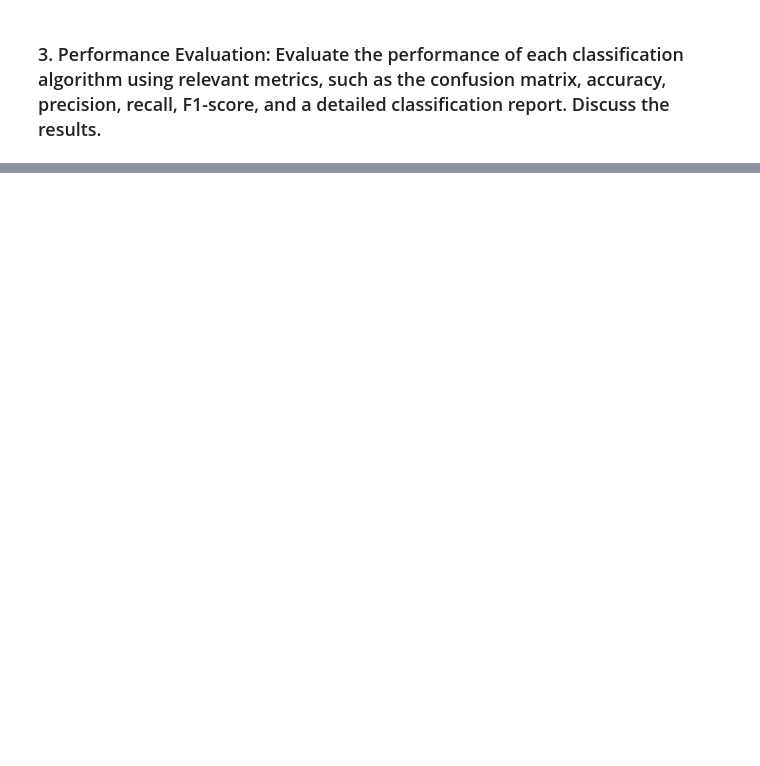
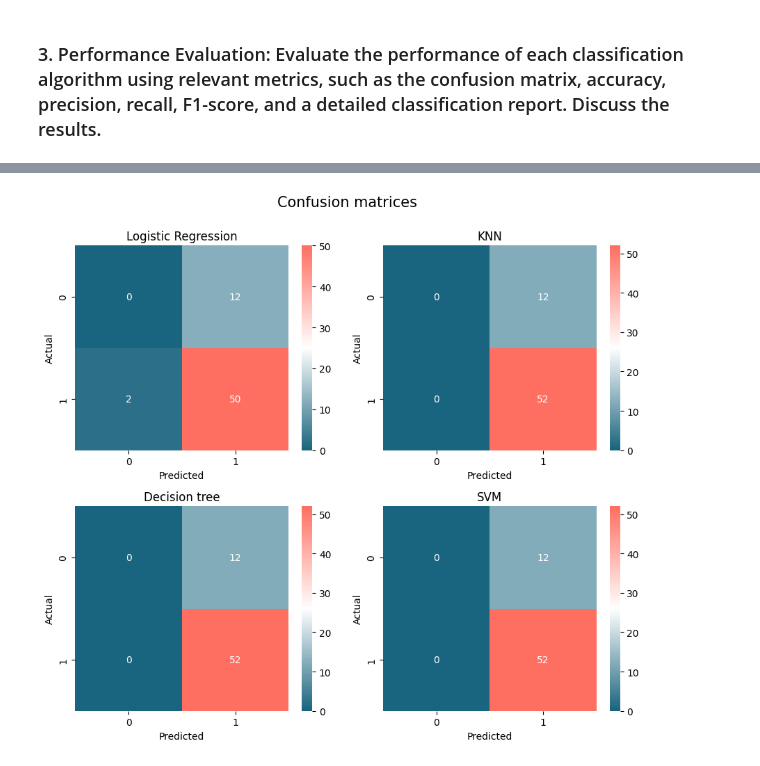
Before and after one commit to dalimvc/Clustering-and-Classification-Models, a Jupyter notebook: DS24-Classification-b21dalmi.ipynb, the cells around one changed output, grey strips where cells are left out. Drawn from its saved outputs; the diff is of its cells as text; code cells hidden in the pictures; blank space fills up the shorter version.

```diff
--- a/DS24-Classification-b21dalmi.ipynb
+++ b/DS24-Classification-b21dalmi.ipynb
@@ -836,0 +837,26 @@ metrics.head()
+# %%
+from matplotlib.colors import LinearSegmentedColormap
+import seaborn as sns
+ #colors that i will be using
+my_colors = ['#19647E', '#FFFFFF', '#FF6F61']
+custom_cmap = LinearSegmentedColormap.from_list("custom_cmap", my_colors)
+
+#adding confusion matrices to the array and their names
+conf_matrices = [conf_matrix_log_regr, conf_matrix_knn, conf_matrix_dt, conf_matrix_svm]
+titles = ['Logistic Regression', 'KNN', 'Decision tree', 'SVM']
+
+fig, axes = plt.subplots(2, 2, figsize=(9, 8))
+
+#looping and showing data
+for i, ax in enumerate(axes.ravel()):
+    sns.heatmap(conf_matrices[i], annot=True, fmt='d', cmap=custom_cmap, ax=ax)
+    ax.set_title(titles[i])
+    ax.set_xlabel("Predicted")
+    ax.set_ylabel("Actual")
+
+plt.suptitle("Confusion matrices", fontsize=15, y=1.0)
+plt.subplots_adjust(hspace=0.3, wspace=0.6) #adjusting space between plots
+plt.tight_layout()
+plt.show()
+# %% [output]
+[figure, added]
```
Also changed, not shown: parts of 30 cells of this notebook, 1 other file.
